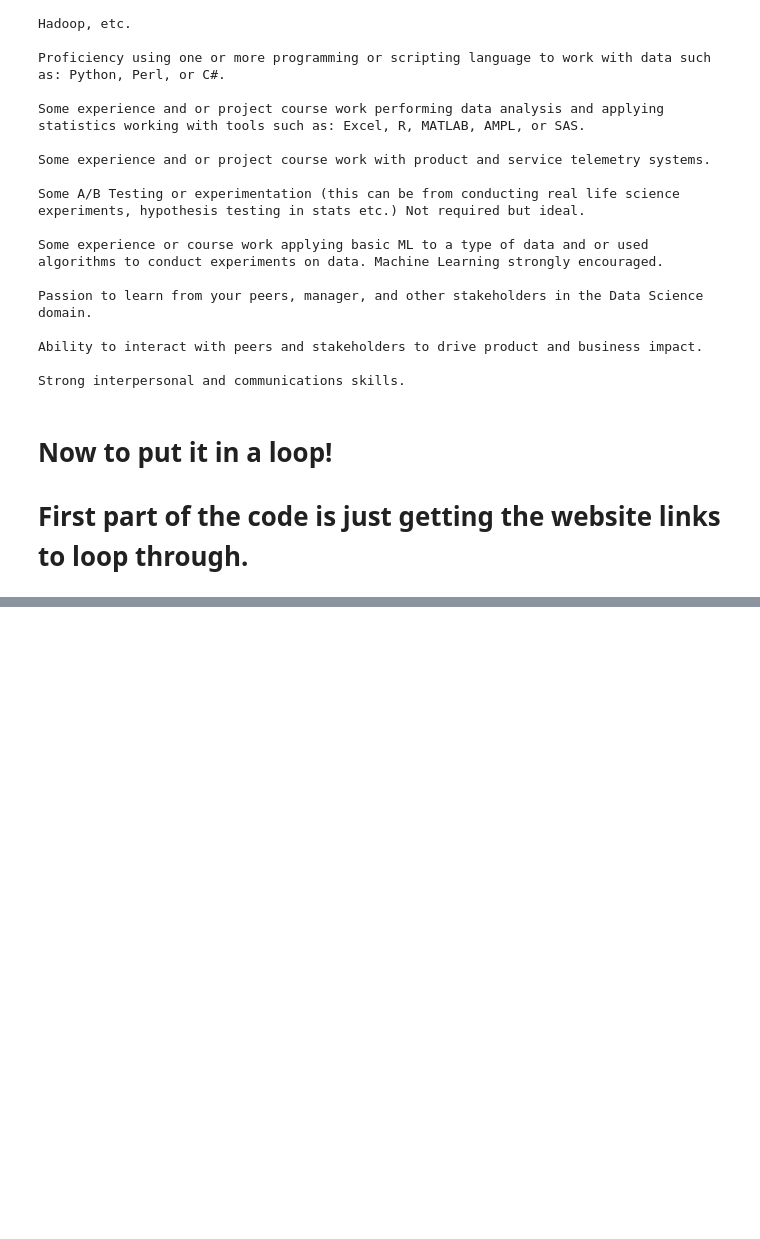
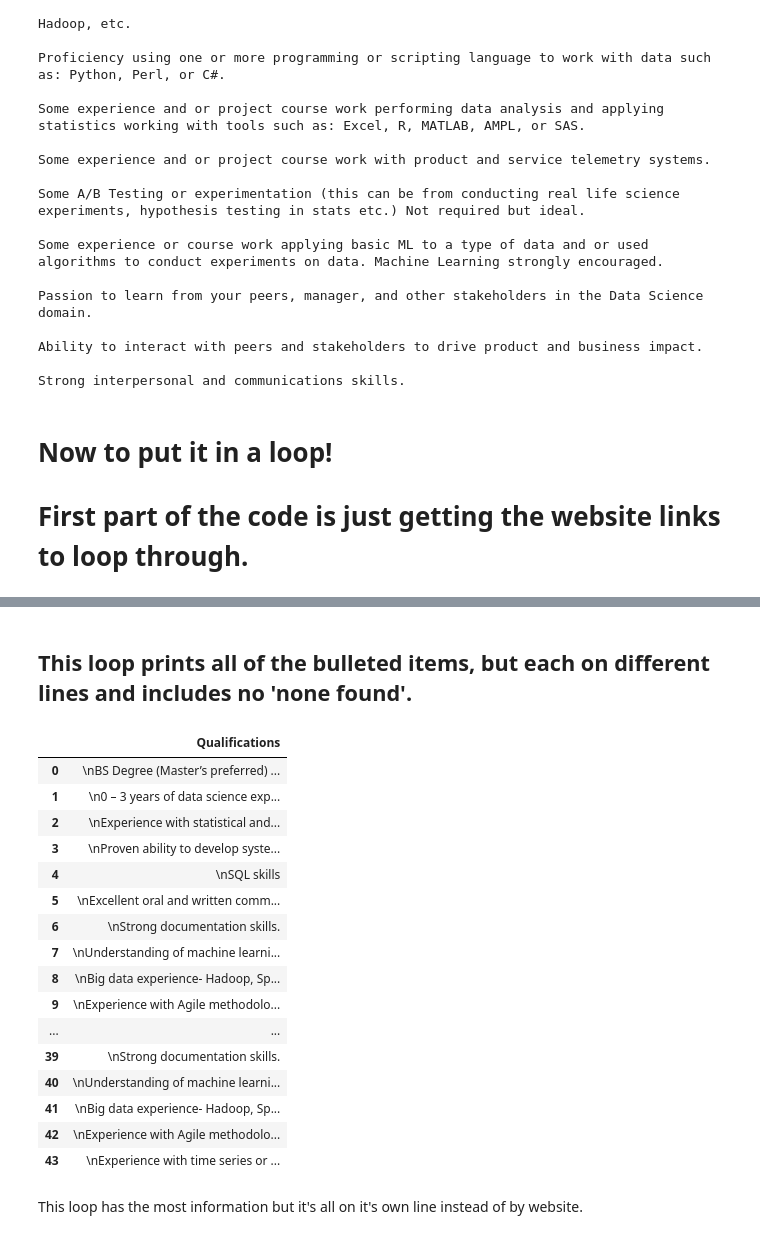
Before and after one commit to anhainguyen82/Capstone, a Jupyter notebook: Loop to get specific job description info.ipynb, the cells around one changed output, grey strips where cells are left out. Saved outputs shown, nothing was run; the diff lists cells and outputs as text; code cells hidden in the pictures; blank space fills up the shorter version.

```diff
--- a/Loop to get specific job description info.ipynb
+++ b/Loop to get specific job description info.ipynb
@@ -223,0 +143,20 @@ for url in websites:
+# %%
+Qualifications=[]
+
+for url in websites:
+    r=requests.get(url)
+    page=r.text
+    soup=BeautifulSoup(page,'lxml')
+
+    Qualifications_tag = soup.find('b', text=re.compile('Qualifications'))
+    try:
+        ul_tag = Qualifications_tag.find_next('ul')
+    except AttributeError:
+        Qualification="None Found"
+    else:
+        for li_tag in ul_tag:
+            Qualification=li_tag.string
+
+    #Qualifications.append(Qualification)
+        Qualifications.append(Qualification)
+            #Qualifications.append(Qualification)
@@ -223,0 +173,45 @@ for url in websites:
+# %% [markdown]
+## This loop prints all of the bulleted items, but each on different lines and includes no 'none found'.
+# %%
+Qualifications=[]
+
+for url in websites:
+    r=requests.get(url)
+    page=r.text
+    soup=BeautifulSoup(page,'lxml')
+
+    Qualifications_tag = soup.find('b', text=re.compile('Qualifications'))
+    try:
+        ul_tag = Qualifications_tag.find_next('ul')
+    except AttributeError:
+        Qualification="None Found"
+    else:
+        for li_tag in ul_tag:
+            Qualification=li_tag.string
+
+    #Qualifications.append(Qualification)
+        #Qualifications.append(Qualification)
+            Qualifications.append(Qualification)
+# %%
+df_qualifications=pd.DataFrame({'Qualifications': Qualifications})
+df_qualifications
+# %% [output]
+|  | Qualifications |
+| 0 | \nBS Degree (Master’s preferred) ... |
+| 1 | \n0 – 3 years of data science exp... |
+| 2 | \nExperience with statistical and... |
+| 3 | \nProven ability to develop syste... |
+| 4 | \nSQL skills |
+| 5 | \nExcellent oral and written comm... |
+| 6 | \nStrong documentation skills. |
+| 7 | \nUnderstanding of machine learni... |
+| 8 | \nBig data experience- Hadoop, Sp... |
+| 9 | \nExperience with Agile methodolo... |
+| ... | ... |
+| 39 | \nStrong documentation skills. |
+| 40 | \nUnderstanding of machine learni... |
+| 41 | \nBig data experience- Hadoop, Sp... |
+| 42 | \nExperience with Agile methodolo... |
+| 43 | \nExperience with time series or ... |
+# %% [markdown]
+This loop has the most information but it's all on it's own line instead of by website.
```
Also changed, not shown: parts of 16 cells of this notebook.
